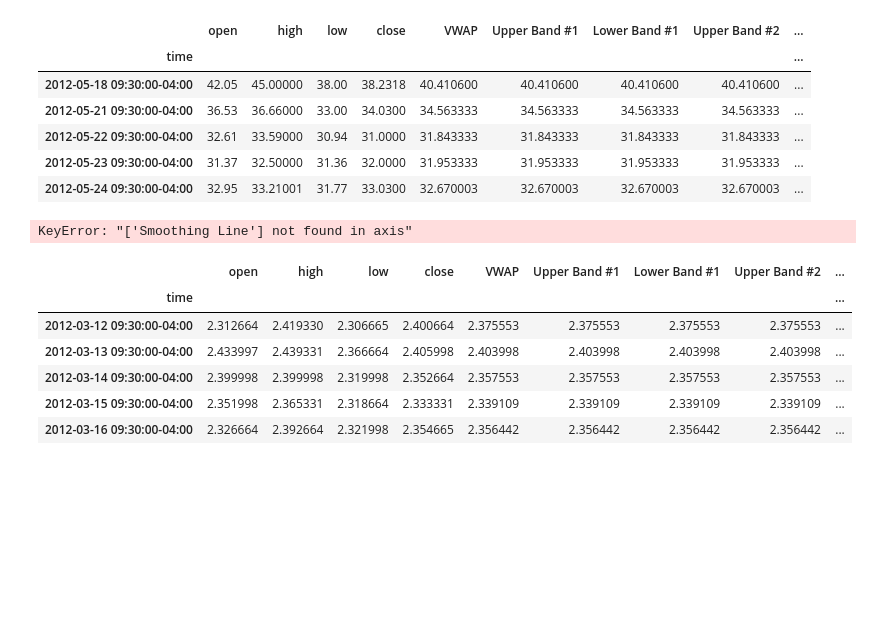
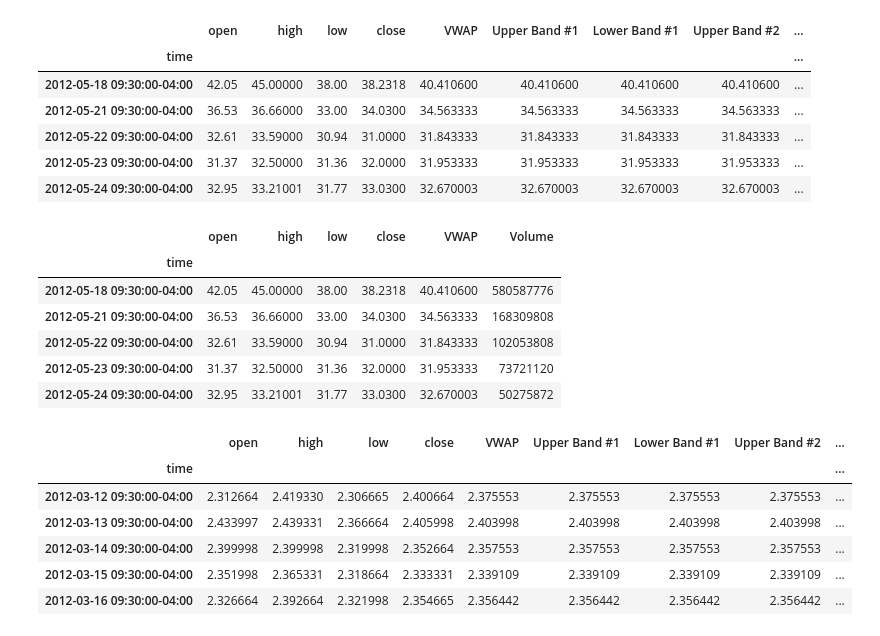
Before and after one commit to mattgifs/Project2, a Jupyter notebook: Untitled.ipynb, the cells around one changed output. Saved outputs shown, nothing was run; the diff lists cells and outputs as text; code cells hidden in the pictures; blank space fills up the shorter version.

```diff
--- a/Untitled.ipynb
+++ b/Untitled.ipynb
@@ -109,12 +111,18 @@ meta_df.head()
 | 2012-05-24 09:30:00-04:00 | 32.95 | 33.21001 | 31.77 | 33.0300 | 32.670003 | 32.670003 | 32.670003 | 32.670003 | ... |
 # %%
 # Filter column and only keep ones needed
-meta_df = meta_df.drop(columns=["Upper Band #1", "Lower Band #1", "Upper Band #2", "Lower Band #2", "Upper Band #3", "Lower Band #3","Plot", "Plot.1", "Plot.2","Smoothing Line"], axis=1)
+meta_df = meta_df.drop(columns=["Upper Band #1", "Lower Band #1", "Upper Band #2", "Lower Band #2", "Upper Band #3", "Lower Band #3","Plot", "Plot.1", "Plot.2"], axis=1)
 
 # Review the DataFrame
 meta_df.head()
 # %% [output]
-KeyError: "['Smoothing Line'] not found in axis"
+|  | open | high | low | close | VWAP | Volume |
+| time |  |  |  |  |  |  |
+| 2012-05-18 09:30:00-04:00 | 42.05 | 45.00000 | 38.00 | 38.2318 | 40.410600 | 580587776 |
+| 2012-05-21 09:30:00-04:00 | 36.53 | 36.66000 | 33.00 | 34.0300 | 34.563333 | 168309808 |
+| 2012-05-22 09:30:00-04:00 | 32.61 | 33.59000 | 30.94 | 31.0000 | 31.843333 | 102053808 |
+| 2012-05-23 09:30:00-04:00 | 31.37 | 32.50000 | 31.36 | 32.0000 | 31.953333 | 73721120 |
+| 2012-05-24 09:30:00-04:00 | 32.95 | 33.21001 | 31.77 | 33.0300 | 32.670003 | 50275872 |
 # %%
 # Read the csv file
 tsla_df = pd.read_csv(Path("./Resources/tsla.csv"))
```
Also changed, not shown: parts of 5 cells of this notebook, 3 other files.
